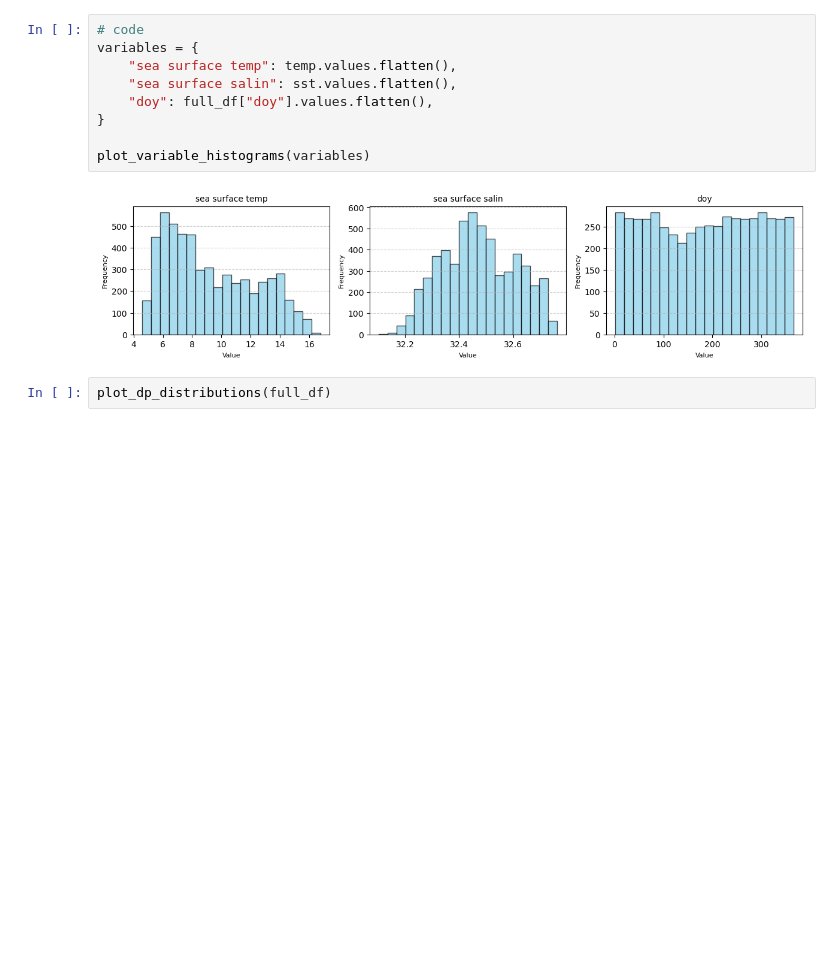
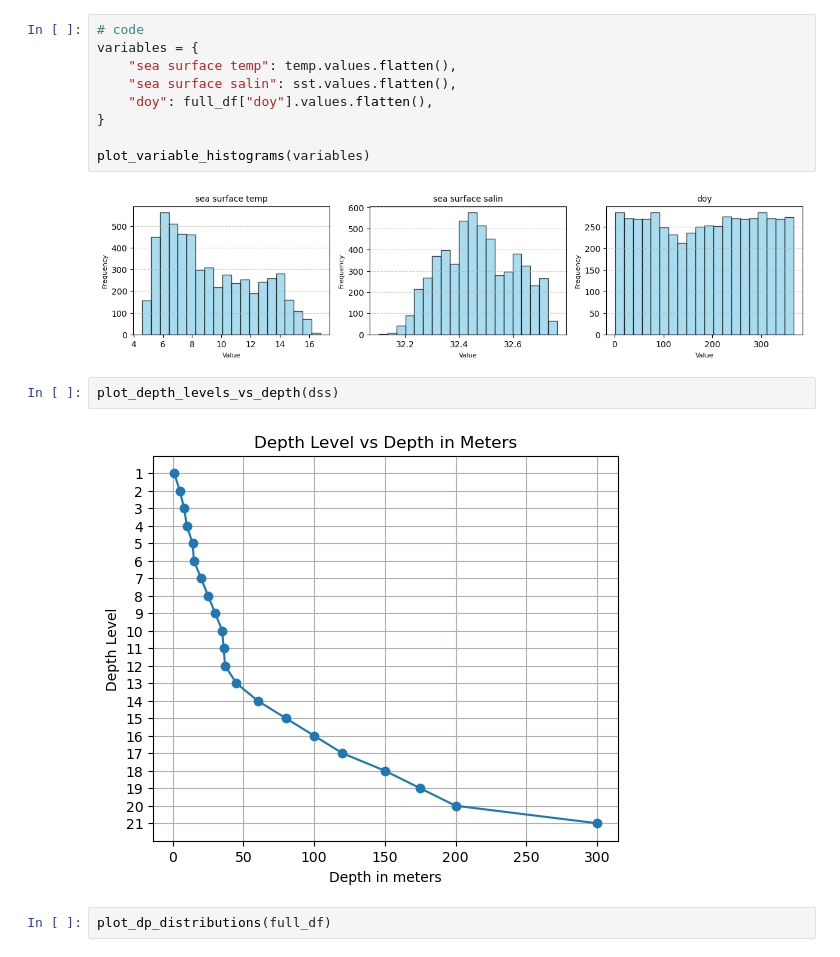
Before and after one commit to skortchmark9/Climate_ML, a Jupyter notebook: Project_2/main.ipynb, the cells around one changed output. Saved outputs shown, nothing was run; the diff lists cells and outputs as text; blank space fills up the shorter version.

Commit message:
added depth plotting

```diff
--- a/Project_2/main.ipynb
+++ b/Project_2/main.ipynb
@@ -147,6 +150,10 @@ variables = {
 plot_variable_histograms(variables)
 # %% [output]
 [figure]
+# %%
+plot_depth_levels_vs_depth(dss)
+# %% [output]
+[figure, added]
 # %%
 plot_dp_distributions(full_df)
 # %% [output]
```
Also changed, not shown: parts of 5 cells of this notebook, 2 other files.
